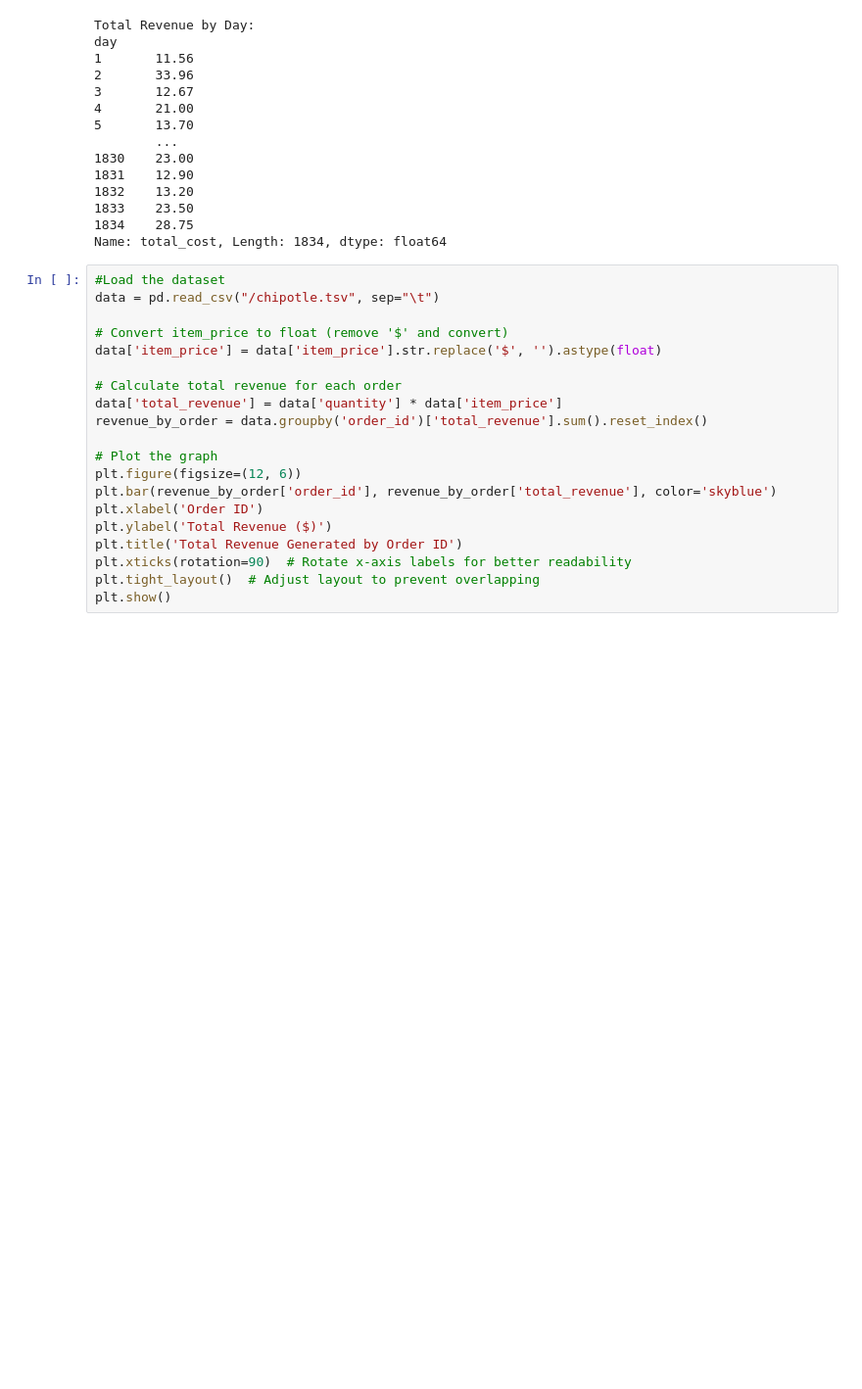
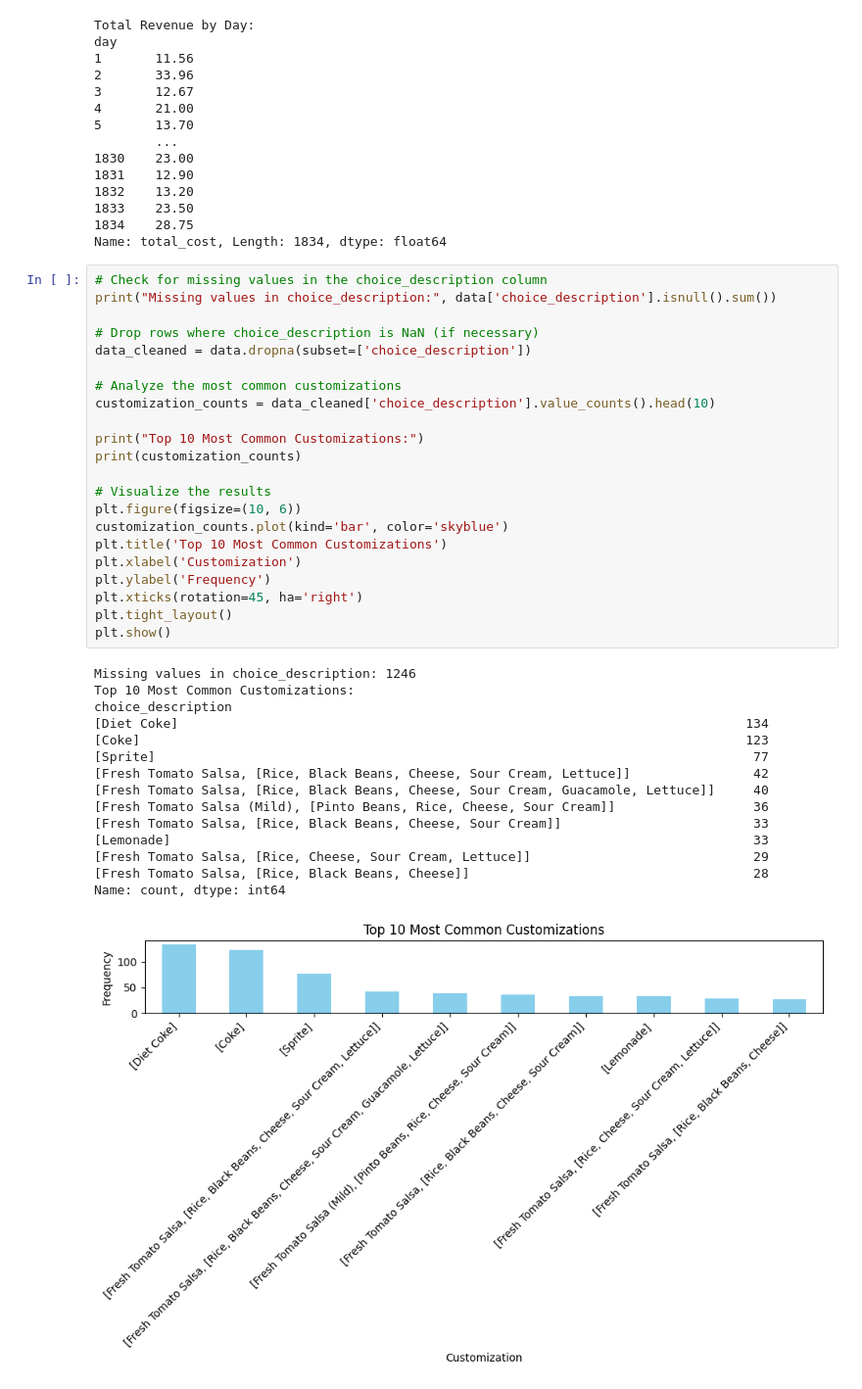
Before and after one commit to Piyushvishnoi/Python_Pandas_Project, a Jupyter notebook: Final_project_panda.ipynb, the cells around one changed output. Shown: that part at 98% size. Cells and saved outputs as stored; diff of their text form; blank space fills up the shorter version.

```diff
--- a/Final_project_panda.ipynb
+++ b/Final_project_panda.ipynb
@@ -604,23 +594,41 @@ day
 1833    23.50
 1834    28.75
 Name: total_cost, Length: 1834, dtype: float64
-# %%
-#Load the dataset
-data = pd.read_csv("/chipotle.tsv", sep="\t")
-
-# Convert item_price to float (remove '$' and convert)
-data['item_price'] = data['item_price'].str.replace('$', '').astype(float)
-
-# Calculate total revenue for each order
-data['total_revenue'] = data['quantity'] * data['item_price']
-revenue_by_order = data.groupby('order_id')['total_revenue'].sum().reset_index()
-
-# Plot the graph
-plt.figure(figsize=(12, 6))
-plt.bar(revenue_by_order['order_id'], revenue_by_order['total_revenue'], color='skyblue')
-plt.xlabel('Order ID')
-plt.ylabel('Total Revenue ($)')
-plt.title('Total Revenue Generated by Order ID')
-plt.xticks(rotation=90)  # Rotate x-axis labels for better readability
-plt.tight_layout()  # Adjust layout to prevent overlapping
-plt.show()
+# %%
+# Check for missing values in the choice_description column
+print("Missing values in choice_description:", data['choice_description'].isnull().sum())
+
+# Drop rows where choice_description is NaN (if necessary)
+data_cleaned = data.dropna(subset=['choice_description'])
+
+# Analyze the most common customizations
+customization_counts = data_cleaned['choice_description'].value_counts().head(10)
+
+print("Top 10 Most Common Customizations:")
+print(customization_counts)
+
+# Visualize the results
+plt.figure(figsize=(10, 6))
+customization_counts.plot(kind='bar', color='skyblue')
+plt.title('Top 10 Most Common Customizations')
+plt.xlabel('Customization')
+plt.ylabel('Frequency')
+plt.xticks(rotation=45, ha='right')
+plt.tight_layout()
+plt.show()
+# %% [output]
+Missing values in choice_description: 1246
+Top 10 Most Common Customizations:
+choice_description
+[Diet Coke]                                                                          134
+[Coke]                                                                               123
+[Sprite]                                                                              77
+[Fresh Tomato Salsa, [Rice, Black Beans, Cheese, Sour Cream, Lettuce]]                42
+[Fresh Tomato Salsa, [Rice, Black Beans, Cheese, Sour Cream, Guacamole, Lettuce]]     40
+[Fresh Tomato Salsa (Mild), [Pinto Beans, Rice, Cheese, Sour Cream]]                  36
+[Fresh Tomato Salsa, [Rice, Black Beans, Cheese, Sour Cream]]                         33
+[Lemonade]                                                                            33
+[Fresh Tomato Salsa, [Rice, Cheese, Sour Cream, Lettuce]]                             29
+[Fresh Tomato Salsa, [Rice, Black Beans, Cheese]]                                     28
+Name: count, dtype: int64
+[figure, added]
```
Also changed, not shown: parts of 9 cells of this notebook.
